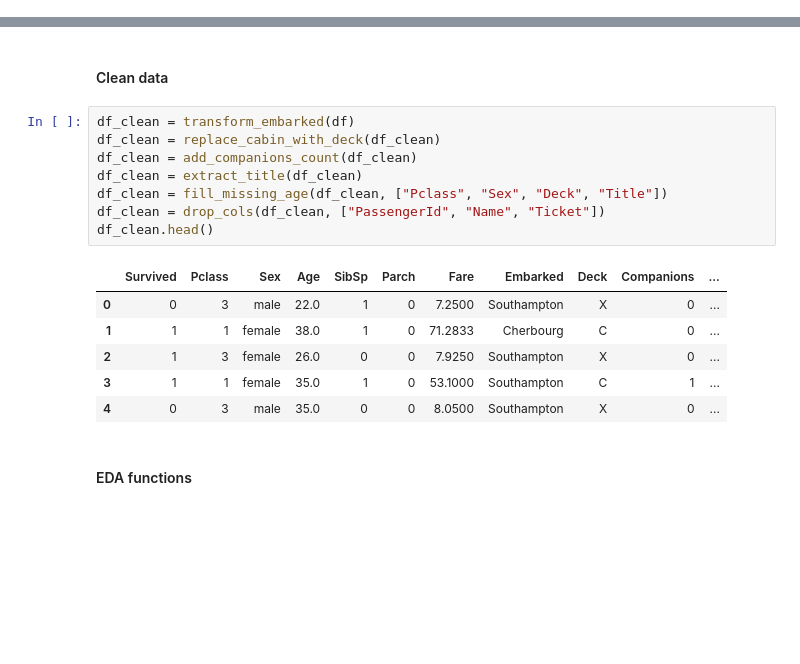
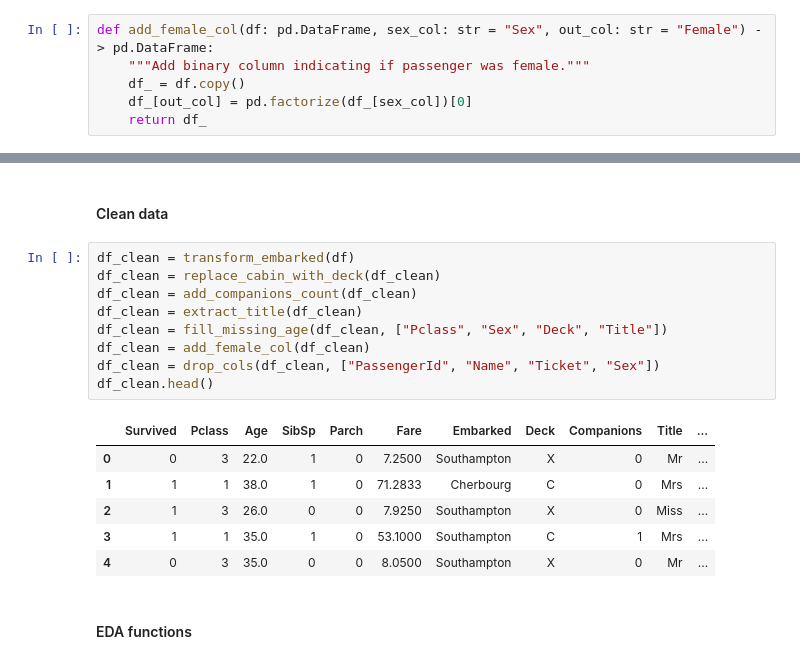
Before and after one commit to patryk126p/ai-programming-foundations-project, a Jupyter notebook: data_workflow.ipynb, the cells around one changed output, grey strips where cells are left out. Saved outputs shown, nothing was run; the diff lists cells and outputs as text; blank space fills up the shorter version.

```diff
--- a/data_workflow.ipynb
+++ b/data_workflow.ipynb
@@ -193,6 +193,12 @@ def fill_missing_age(df: pd.DataFrame, group_cols: list[str]) -> pd.DataFrame:
     df_["Age"] = df_["Age"].fillna(df_["tmp"])
     df_.drop(columns=["tmp"], inplace=True)
     return df_
+# %%
+def add_female_col(df: pd.DataFrame, sex_col: str = "Sex", out_col: str = "Female") -> pd.DataFrame:
+    """Add binary column indicating if passenger was female."""
+    df_ = df.copy()
+    df_[out_col] = pd.factorize(df_[sex_col])[0]
+    return df_
 # %%
 def drop_cols(df: pd.DataFrame, cols_to_drop: list[str]) -> pd.DataFrame:
     """Remove redundant columns."""
@@ -204,18 +210,19 @@ def drop_cols(df: pd.DataFrame, cols_to_drop: list[str]) -> pd.DataFrame:
 # %%
 df_clean = transform_embarked(df)
 df_clean = replace_cabin_with_deck(df_clean)
 df_clean = add_companions_count(df_clean)
 df_clean = extract_title(df_clean)
 df_clean = fill_missing_age(df_clean, ["Pclass", "Sex", "Deck", "Title"])
-df_clean = drop_cols(df_clean, ["PassengerId", "Name", "Ticket"])
+df_clean = add_female_col(df_clean)
+df_clean = drop_cols(df_clean, ["PassengerId", "Name", "Ticket", "Sex"])
 df_clean.head()
 # %% [output]
-|  | Survived | Pclass | Sex | Age | SibSp | Parch | Fare | Embarked | Deck | Companions | ... |
-| 0 | 0 | 3 | male | 22.0 | 1 | 0 | 7.2500 | Southampton | X | 0 | ... |
-| 1 | 1 | 1 | female | 38.0 | 1 | 0 | 71.2833 | Cherbourg | C | 0 | ... |
-| 2 | 1 | 3 | female | 26.0 | 0 | 0 | 7.9250 | Southampton | X | 0 | ... |
-| 3 | 1 | 1 | female | 35.0 | 1 | 0 | 53.1000 | Southampton | C | 1 | ... |
-| 4 | 0 | 3 | male | 35.0 | 0 | 0 | 8.0500 | Southampton | X | 0 | ... |
+|  | Survived | Pclass | Age | SibSp | Parch | Fare | Embarked | Deck | Companions | Title | ... |
+| 0 | 0 | 3 | 22.0 | 1 | 0 | 7.2500 | Southampton | X | 0 | Mr | ... |
+| 1 | 1 | 1 | 38.0 | 1 | 0 | 71.2833 | Cherbourg | C | 0 | Mrs | ... |
+| 2 | 1 | 3 | 26.0 | 0 | 0 | 7.9250 | Southampton | X | 0 | Miss | ... |
+| 3 | 1 | 1 | 35.0 | 1 | 0 | 53.1000 | Southampton | C | 1 | Mrs | ... |
+| 4 | 0 | 3 | 35.0 | 0 | 0 | 8.0500 | Southampton | X | 0 | Mr | ... |
 # %% [markdown]
 #### EDA functions
 # %%
```
Also changed, not shown: parts of 7 cells of this notebook.
